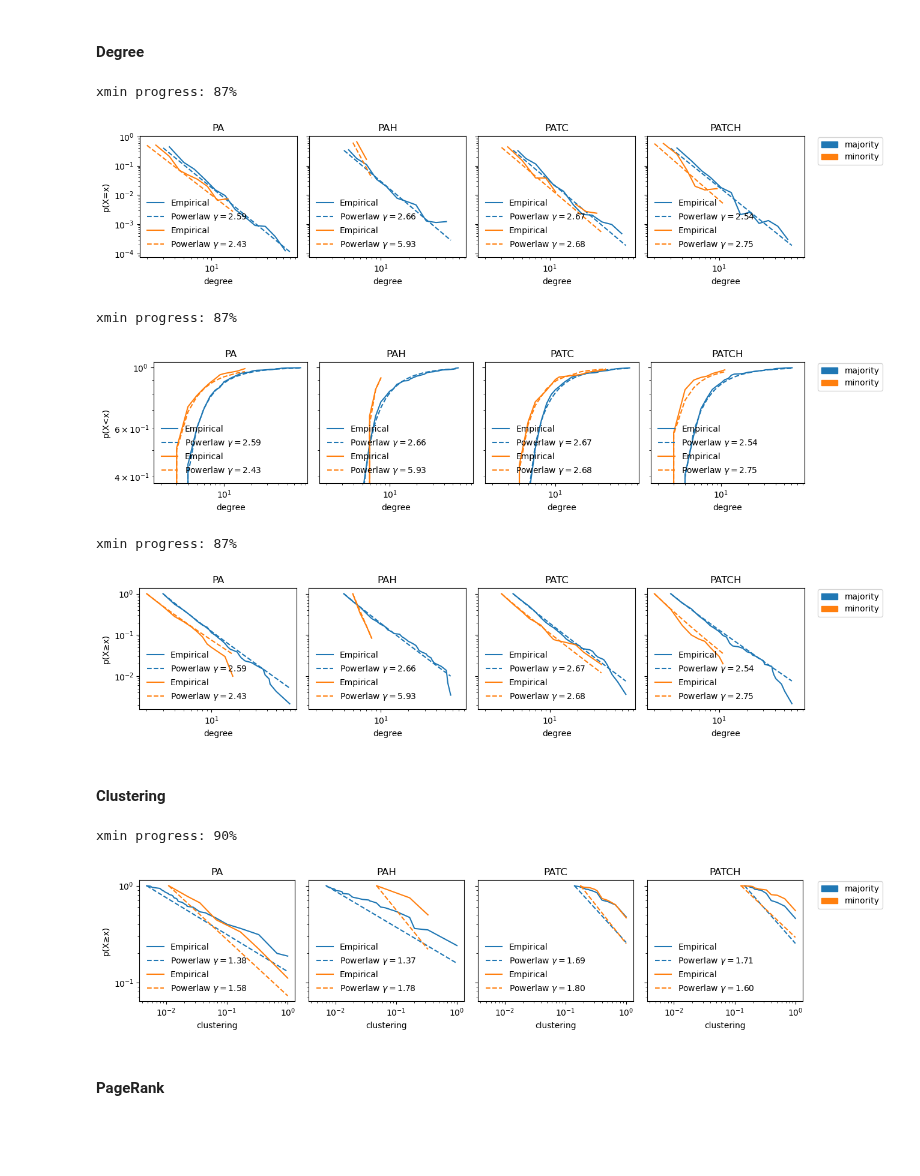
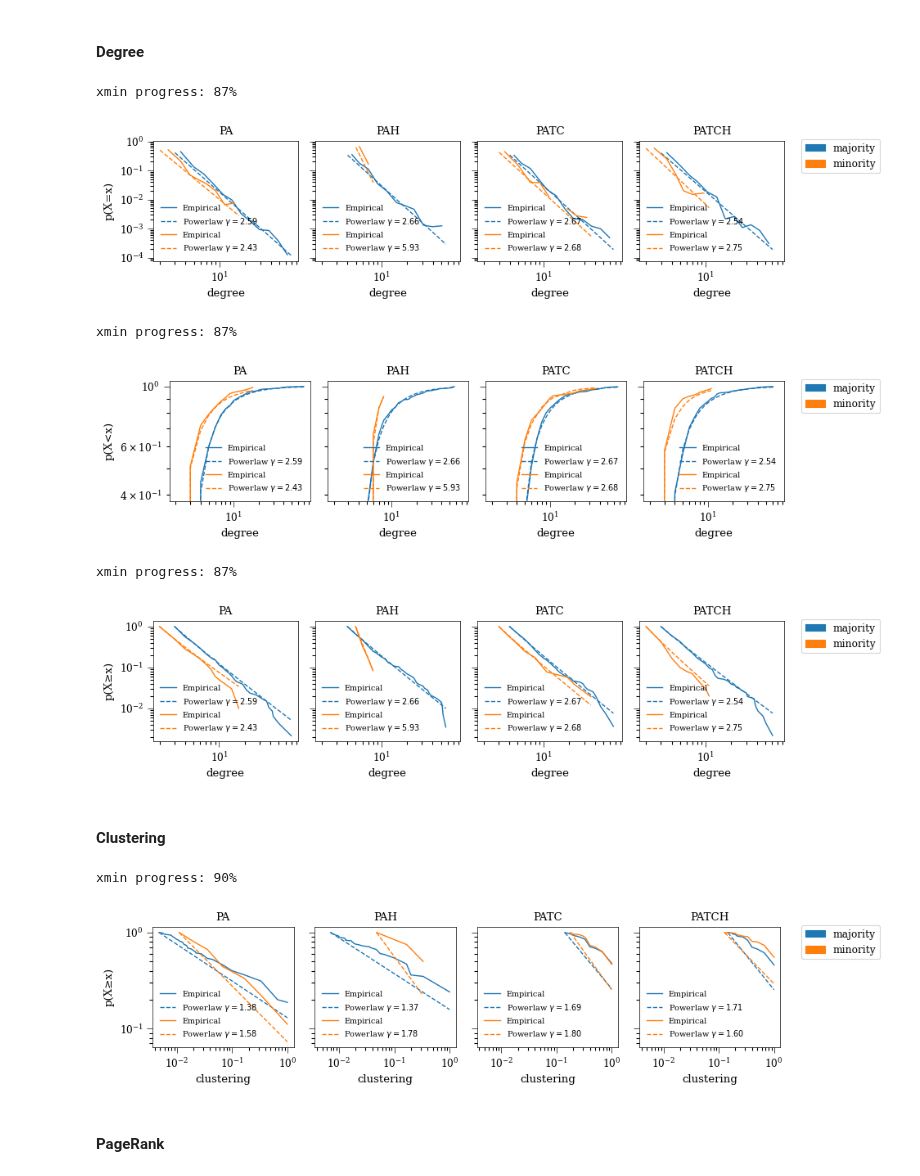
Before and after one commit to CSHVienna/NetworkInequalities, a Jupyter notebook: examples/notebooks/undirected.ipynb, the cells around one changed output. Cells and saved outputs as stored; diff of their text form; code cells hidden in the pictures; blank space fills up the shorter version.

```diff
--- a/examples/notebooks/undirected.ipynb
+++ b/examples/notebooks/undirected.ipynb
@@ -118,6 +118,9 @@ seed: 1234
 - Empirical triadic closure: None
 # %% [markdown]
 ## Plots
+# %%
+viz.reset_style()
+viz.set_paper_style()
 # %% [markdown]
 ### Graph
 # %%
@@ -149,34 +152,34 @@ distributions = [md_pa, md_pah, md_patc, md_patch]
 #### Degree
 # %%
 viz.plot_powerlaw_fit(distributions, x='degree', hue='class_label',
-                      kind='pdf',
-                      cell_size=3, sharex=True, sharey=True)
+                      kind='pdf', fontsize=7,
+                      cell_size=(2.15,2.4), sharex=True, sharey=True)
 # %% [output]
 xmin progress: 87%
-[figure, old version]
+[figure, new version]
 # %%
 viz.plot_powerlaw_fit(distributions, x='degree', hue='class_label',
-                      kind='cdf',
-                      cell_size=3, sharex=True, sharey=True)
+                      kind='cdf', fontsize=7,
+                      cell_size=(2.15,2.4), sharex=True, sharey=True)
 # %% [output]
 xmin progress: 87%
-[figure, old version]
+[figure, new version]
 # %%
 viz.plot_powerlaw_fit(distributions, x='degree', hue='class_label',
-                      kind='ccdf',
-                      cell_size=3, sharex=True, sharey=True)
+                      kind='ccdf', fontsize=7,
+                      cell_size=(2.15,2.4), sharex=True, sharey=True)
 # %% [output]
 xmin progress: 87%
-[figure, old version]
+[figure, new version]
 # %% [markdown]
 #### Clustering
 # %%
 viz.plot_powerlaw_fit(distributions, x='clustering', hue='class_label',
-                      kind='ccdf',
-                      cell_size=3, sharex=True, sharey=True)
+                      kind='ccdf', fontsize=7,
+                      cell_size=(2.15,2.4), sharex=True, sharey=True)
 # %% [output]
 xmin progress: 90%
-[figure, old version]
+[figure, new version]
 # %% [markdown]
 #### PageRank
 # %%
```
Also changed, not shown: parts of 6 cells of this notebook, 33 other files.
